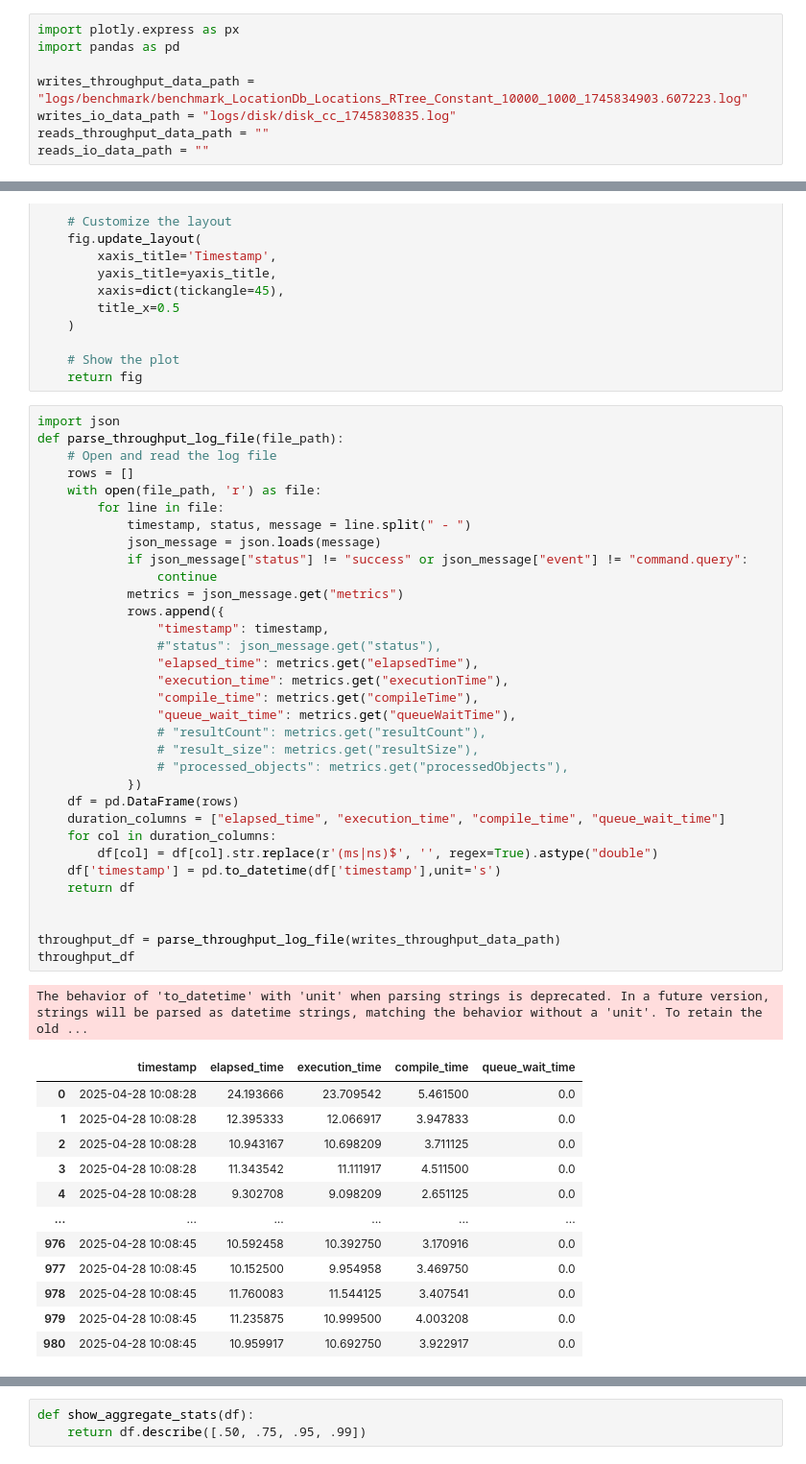
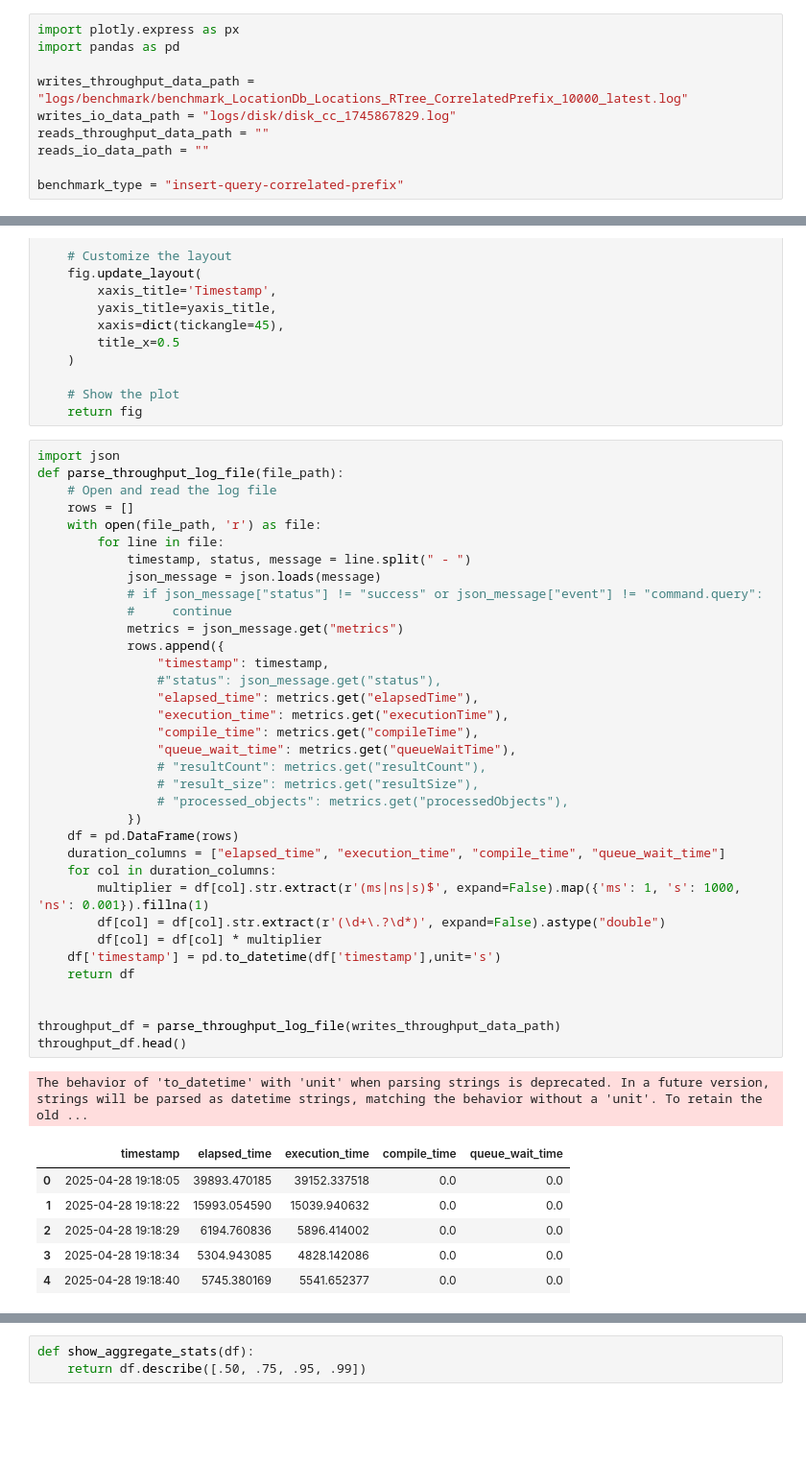
Before and after one commit to LipatJob/spatial-lsm-tree-benchmark, a Jupyter notebook: 4. generate_report.ipynb, the cells around one changed output, grey strips where cells are left out. Shown at 96% size. Drawn from its saved outputs; the diff is of its cells as text; blank space fills up the shorter version.

```diff
--- a/4. generate_report.ipynb
+++ b/4. generate_report.ipynb
@@ -4,10 +18,12 @@
 import plotly.express as px
 import pandas as pd
 
-writes_throughput_data_path = "logs/benchmark/benchmark_LocationDb_Locations_RTree_Constant_10000_1000_1745834903.607223.log"
-writes_io_data_path = "logs/disk/disk_cc_1745830835.log"
+writes_throughput_data_path = "logs/benchmark/benchmark_LocationDb_Locations_RTree_CorrelatedPrefix_10000_latest.log"
+writes_io_data_path = "logs/disk/disk_cc_1745867829.log"
 reads_throughput_data_path = ""
 reads_io_data_path = ""
+
+benchmark_type = "insert-query-correlated-prefix"
 # %%
 # Define a function to parse the log file
 def parse_io_log_file(file_path):
@@ -80,45 +98,41 @@ import json
 def parse_throughput_log_file(file_path):
     # Open and read the log file
     rows = []
     with open(file_path, 'r') as file:
         for line in file:
             timestamp, status, message = line.split(" - ")
             json_message = json.loads(message)
-            if json_message["status"] != "success" or json_message["event"] != "command.query":
-                continue
+            # if json_message["status"] != "success" or json_message["event"] != "command.query":
+            #     continue
             metrics = json_message.get("metrics")
             rows.append({
                 "timestamp": timestamp,
                 #"status": json_message.get("status"),
                 "elapsed_time": metrics.get("elapsedTime"),
                 "execution_time": metrics.get("executionTime"),
                 "compile_time": metrics.get("compileTime"),
                 "queue_wait_time": metrics.get("queueWaitTime"),
                 # "resultCount": metrics.get("resultCount"),
                 # "result_size": metrics.get("resultSize"),
                 # "processed_objects": metrics.get("processedObjects"),
             })
     df = pd.DataFrame(rows)
     duration_columns = ["elapsed_time", "execution_time", "compile_time", "queue_wait_time"]
     for col in duration_columns:
-        df[col] = df[col].str.replace(r'(ms|ns)$', '', regex=True).astype("double")
+        multiplier = df[col].str.extract(r'(ms|ns|s)$', expand=False).map({'ms': 1, 's': 1000, 'ns': 0.001}).fillna(1)
+        df[col] = df[col].str.extract(r'(\d+\.?\d*)', expand=False).astype("double")
+        df[col] = df[col] * multiplier
     df['timestamp'] = pd.to_datetime(df['timestamp'],unit='s')
     return df
 
 
 throughput_df = parse_throughput_log_file(writes_throughput_data_path)
-throughput_df
+throughput_df.head()
 # %% [output]
 The behavior of 'to_datetime' with 'unit' when parsing strings is deprecated. In a future version, strings will be parsed as datetime strings, matching the behavior without a 'unit'. To retain the old ...
 |  | timestamp | elapsed_time | execution_time | compile_time | queue_wait_time |
-| 0 | 2025-04-28 10:08:28 | 24.193666 | 23.709542 | 5.461500 | 0.0 |
-| 1 | 2025-04-28 10:08:28 | 12.395333 | 12.066917 | 3.947833 | 0.0 |
-| 2 | 2025-04-28 10:08:28 | 10.943167 | 10.698209 | 3.711125 | 0.0 |
-| 3 | 2025-04-28 10:08:28 | 11.343542 | 11.111917 | 4.511500 | 0.0 |
-| 4 | 2025-04-28 10:08:28 | 9.302708 | 9.098209 | 2.651125 | 0.0 |
-| ... | ... | ... | ... | ... | ... |
-| 976 | 2025-04-28 10:08:45 | 10.592458 | 10.392750 | 3.170916 | 0.0 |
-| 977 | 2025-04-28 10:08:45 | 10.152500 | 9.954958 | 3.469750 | 0.0 |
-| 978 | 2025-04-28 10:08:45 | 11.760083 | 11.544125 | 3.407541 | 0.0 |
-| 979 | 2025-04-28 10:08:45 | 11.235875 | 10.999500 | 4.003208 | 0.0 |
-| 980 | 2025-04-28 10:08:45 | 10.959917 | 10.692750 | 3.922917 | 0.0 |
+| 0 | 2025-04-28 19:18:05 | 39893.470185 | 39152.337518 | 0.0 | 0.0 |
+| 1 | 2025-04-28 19:18:22 | 15993.054590 | 15039.940632 | 0.0 | 0.0 |
+| 2 | 2025-04-28 19:18:29 | 6194.760836 | 5896.414002 | 0.0 | 0.0 |
+| 3 | 2025-04-28 19:18:34 | 5304.943085 | 4828.142086 | 0.0 | 0.0 |
+| 4 | 2025-04-28 19:18:40 | 5745.380169 | 5541.652377 | 0.0 | 0.0 |
```
Also changed, not shown: parts of 9 cells of this notebook, 6 other files.
